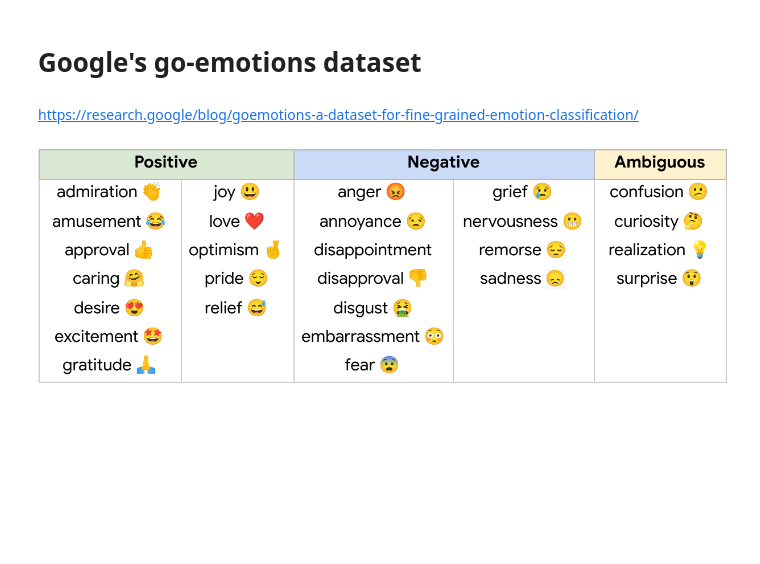
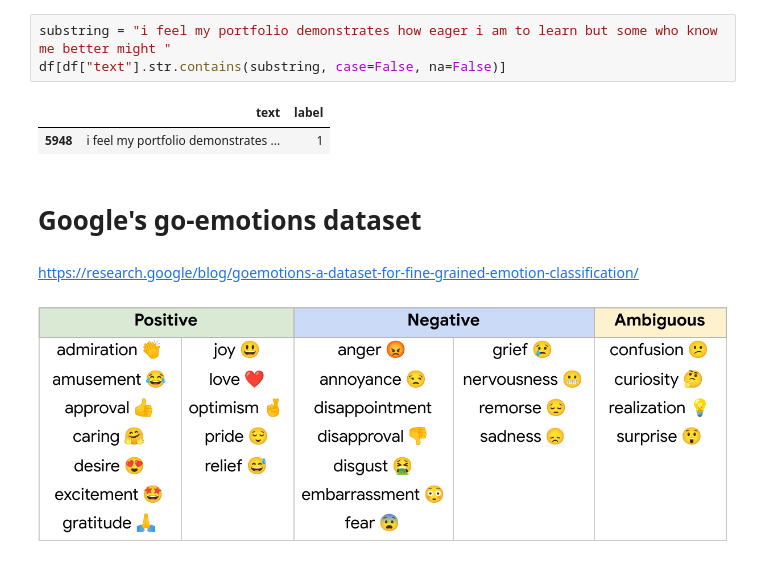
Before and after one commit to skcode0/saai, a Jupyter notebook: data_clean.ipynb, the cells around one changed output. Cells and saved outputs as stored; diff of their text form; blank space fills up the shorter version.

```diff
--- a/data_clean.ipynb
+++ b/data_clean.ipynb
@@ -1,3 +19,9 @@
+# %%
+substring = "i feel my portfolio demonstrates how eager i am to learn but some who know me better might "
+df[df["text"].str.contains(substring, case=False, na=False)]
+# %% [output]
+|  | text | label |
+| 5948 | i feel my portfolio demonstrates ... | 1 |
 # %% [markdown]
 # Google's go-emotions dataset
 # %% [markdown]
```
Also changed, not shown: parts of 1 cell of this notebook, 8 other files.
